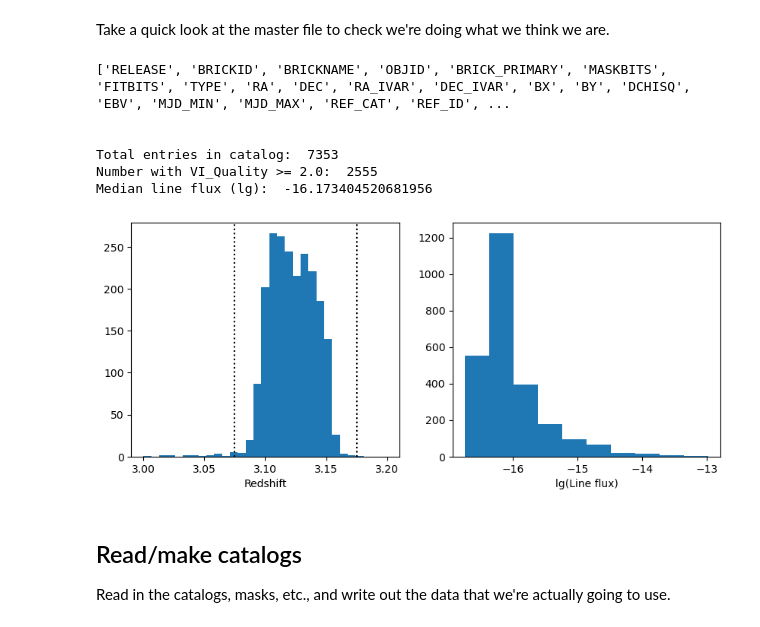
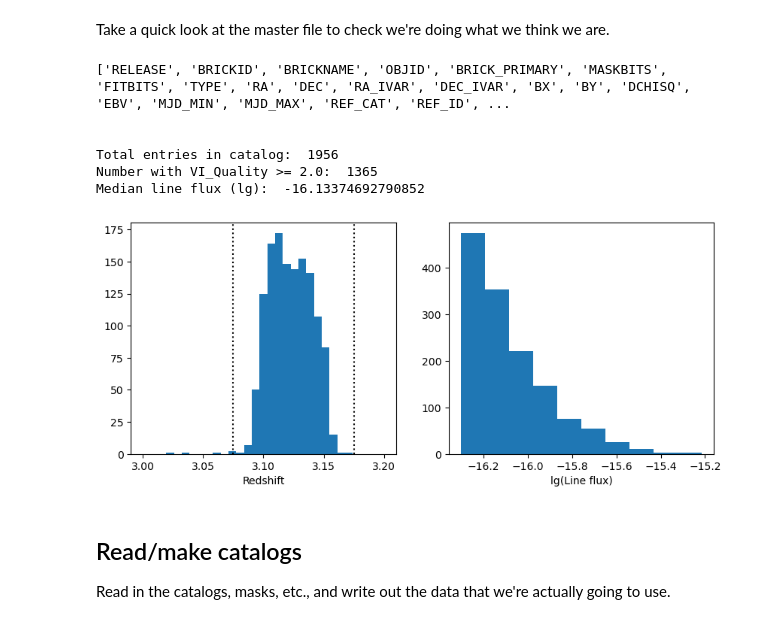
Before and after one commit to martinjameswhite/AnalyzeLAE, a Jupyter notebook: odin/CheckData.ipynb, the cells around one changed output. Saved outputs shown, nothing was run; the diff lists cells and outputs as text; code cells hidden in the pictures.

```diff
--- a/odin/CheckData.ipynb
+++ b/odin/CheckData.ipynb
@@ -38,39 +38,41 @@ print(fint_dict)
 # %%
 filter_name = "N501"
-fname       = "cosmos_"+filter_name
+fieldn      = "cosmos"
+fname       = fieldn+"_"+filter_name
 chi0        = chi_dict[filter_name]
 zrange      = [3.075,3.175]
 # %% [markdown]
 Take a quick look at the master file to check we're doing what we think we are.
 # %%
-dat = Table.read('odin_lae_cosmos_'+filter_name+'.fits')
+db  = "/global/cfs/cdirs/desi/users/raichoor/laelbg/odin/phot/"
+dat = Table.read(db+'odin-'+filter_name+'-'+fieldn+'-for-angclust.fits')
 print(dat.keys())
 print("\n")
 print("Total entries in catalog: ",len(dat))
 #
-dat = dat[ dat['VI_QUALITY_FINAL']>=2.0 ]
+dat = dat[ dat['VI_QUALITY']>=2.0 ]
 print("Number with VI_Quality >= 2.0: ",len(dat))
 #
 fig,ax = plt.subplots(1,2,figsize=(10,4))
 # Histogram the redshifts.
 bins = np.linspace(3.0,3.2,32)
-ax[0].hist(dat['VI_Z_FINAL'],bins=bins)
+ax[0].hist(dat['VI_Z'],bins=bins)
 for zvalue in zrange:
     ax[0].axvline(zvalue,ls=':',color='k')
 ax[0].set_xlabel(r'Redshift')
 # Historgram the line fluxes.
 ax[1].hist(np.log10(dat['LINEFLUX']))
 ax[1].set_xlabel(r'lg(Line flux)')
 #
 print("Median line flux (lg): ",np.log10(np.median(dat['LINEFLUX'])))
 # %% [output]
 ['RELEASE', 'BRICKID', 'BRICKNAME', 'OBJID', 'BRICK_PRIMARY', 'MASKBITS', 'FITBITS', 'TYPE', 'RA', 'DEC', 'RA_IVAR', 'DEC_IVAR', 'BX', 'BY', 'DCHISQ', 'EBV', 'MJD_MIN', 'MJD_MAX', 'REF_CAT', 'REF_ID', ...
 
 
-Total entries in catalog:  7353
-Number with VI_Quality >= 2.0:  2555
-Median line flux (lg):  -16.173404520681956
+Total entries in catalog:  1956
+Number with VI_Quality >= 2.0:  1365
+Median line flux (lg):  -16.13374692790852
-[figure, old version]
+[figure, new version]
 # %% [markdown]
 ## Read/make catalogs
 
```
Also changed, not shown: parts of 11 cells of this notebook.
